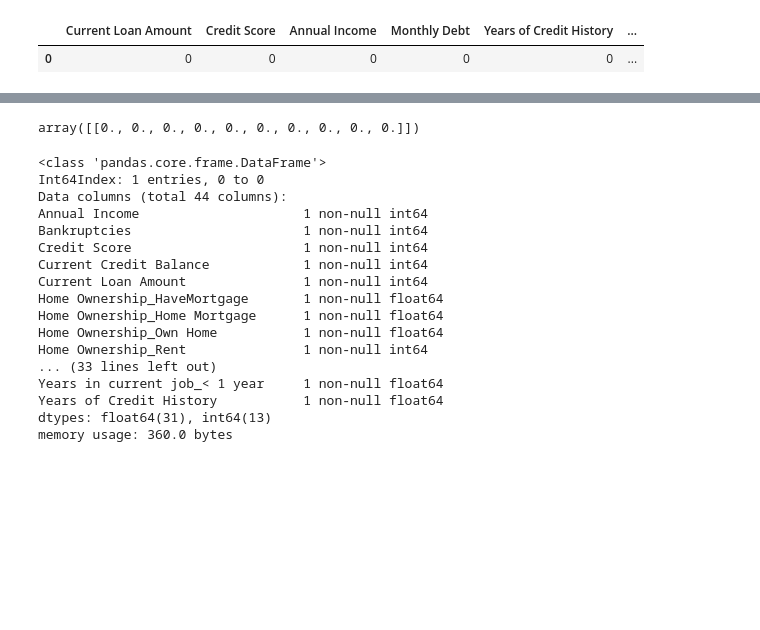
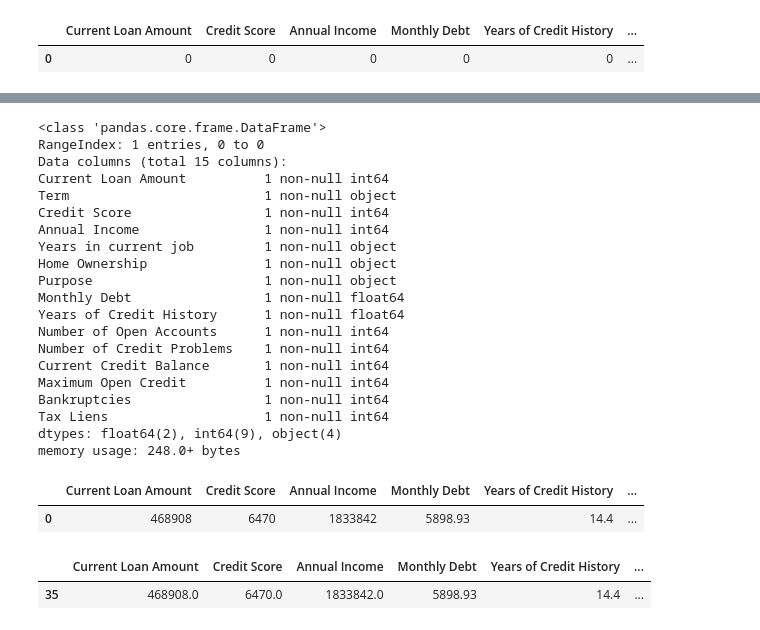
Before and after one commit to ZUNOXI/Credit_Predict_BigData, a Jupyter notebook: LoanStatus.ipynb, the cells around one changed output, grey strips where cells are left out. Cells and saved outputs as stored; diff of their text form; code cells hidden in the pictures; blank space fills up the shorter version.

```diff
--- a/LoanStatus.ipynb
+++ b/LoanStatus.ipynb
@@ -1167,3 +1206,0 @@ test_new
-# %%
-test_new = callData(test_new)
-test_new
@@ -1187,4 +1206,0 @@ t = test_puri[:, indices]
-# %%
-t
-# %% [output]
-array([[0., 0., 0., 0., 0., 0., 0., 0., 0., 0.]])
@@ -1194,20 +1208,52 @@ test_puryfy = test[["Credit Score","Current Loan Amount","Term_Long Term","Home
 test_new.info()
 # %% [output]
 <class 'pandas.core.frame.DataFrame'>
-Int64Index: 1 entries, 0 to 0
-Data columns (total 44 columns):
-Annual Income                     1 non-null int64
-Bankruptcies                      1 non-null int64
-Credit Score                      1 non-null int64
-Current Credit Balance            1 non-null int64
-Current Loan Amount               1 non-null int64
-Home Ownership_HaveMortgage       1 non-null float64
-Home Ownership_Home Mortgage      1 non-null float64
-Home Ownership_Own Home           1 non-null float64
-Home Ownership_Rent               1 non-null int64
-... (33 lines left out)
-Years in current job_< 1 year     1 non-null float64
-Years of Credit History           1 non-null float64
-dtypes: float64(31), int64(13)
-memory usage: 360.0 bytes
+RangeIndex: 1 entries, 0 to 0
+Data columns (total 15 columns):
+Current Loan Amount          1 non-null int64
+Term                         1 non-null object
+Credit Score                 1 non-null int64
+Annual Income                1 non-null int64
+Years in current job         1 non-null object
+Home Ownership               1 non-null object
+Purpose                      1 non-null object
+Monthly Debt                 1 non-null float64
+Years of Credit History      1 non-null float64
+Number of Open Accounts      1 non-null int64
+Number of Credit Problems    1 non-null int64
+Current Credit Balance       1 non-null int64
+Maximum Open Credit          1 non-null int64
+Bankruptcies                 1 non-null int64
+Tax Liens                    1 non-null int64
+dtypes: float64(2), int64(9), object(4)
+memory usage: 248.0+ bytes
+# %%
+def callDataone(data):
+    del data["Loan ID"]
+    del data["Customer ID"]
+    del data["Months since last delinquent"]
+    data = data.dropna()
+    # 범주형 데이터 확인
+    categorical_subset = data[['Term', 'Years in current job', 'Home Ownership', 'Purpose']]
+
+    # one hot encoding(더미함수 사용)
+    categorical_subset = pd.get_dummies(categorical_subset)
+
+    data.drop(labels=['Term', 'Years in current job', 'Home Ownership', 'Purpose'], axis=1, inplace=True)
+    data = pd.concat([data, categorical_subset], axis = 1)
+    data = pd.concat([temp,data],sort=False)
+    data = data.fillna(0)
+    data = data[1:]
+    return data
+# %%
+test_new_one = callDataone(test_new)
+test_new_one
+# %% [output]
+|  | Current Loan Amount | Credit Score | Annual Income | Monthly Debt | Years of Credit History | ... |
+| 0 | 468908 | 6470 | 1833842 | 5898.93 | 14.4 | ... |
+# %%
+test[27:28]
+# %% [output]
+|  | Current Loan Amount | Credit Score | Annual Income | Monthly Debt | Years of Credit History | ... |
+| 35 | 468908.0 | 6470.0 | 1833842.0 | 5898.93 | 14.4 | ... |
 # %%
```
Also changed, not shown: parts of 17 cells of this notebook, 2 other files.
